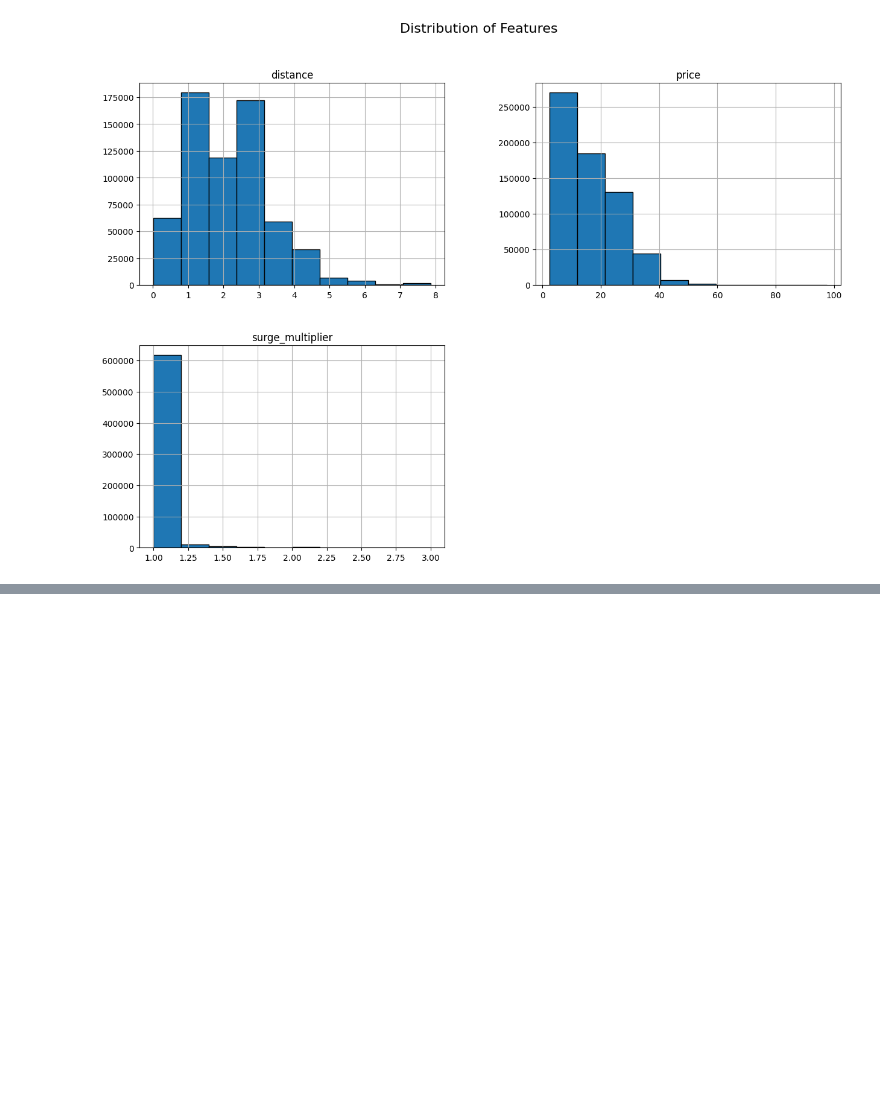
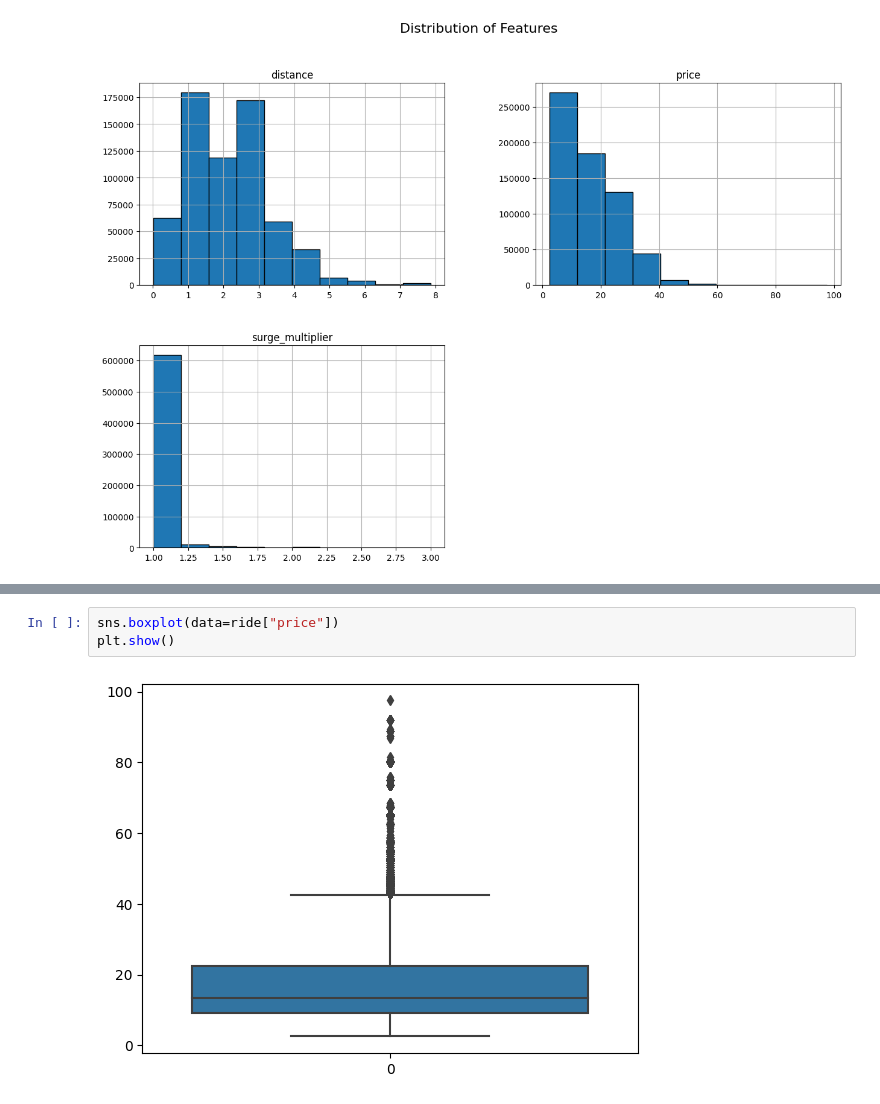
Before and after one commit to Kishan-Kumar-Zalavadia/Machine-Learning_Project, a Jupyter notebook: ML.ipynb, the cells around one changed output, grey strips where cells are left out. Cells and saved outputs as stored; diff of their text form; blank space fills up the shorter version.

Commit message:
Plotting outliers

```diff
--- a/ML.ipynb
+++ b/ML.ipynb
@@ -122,0 +125,5 @@ plt.show()
+# %%
+sns.boxplot(data=ride["price"])
+plt.show()
+# %% [output]
+[figure, added]
```
Also changed, not shown: parts of 2 cells of this notebook.
